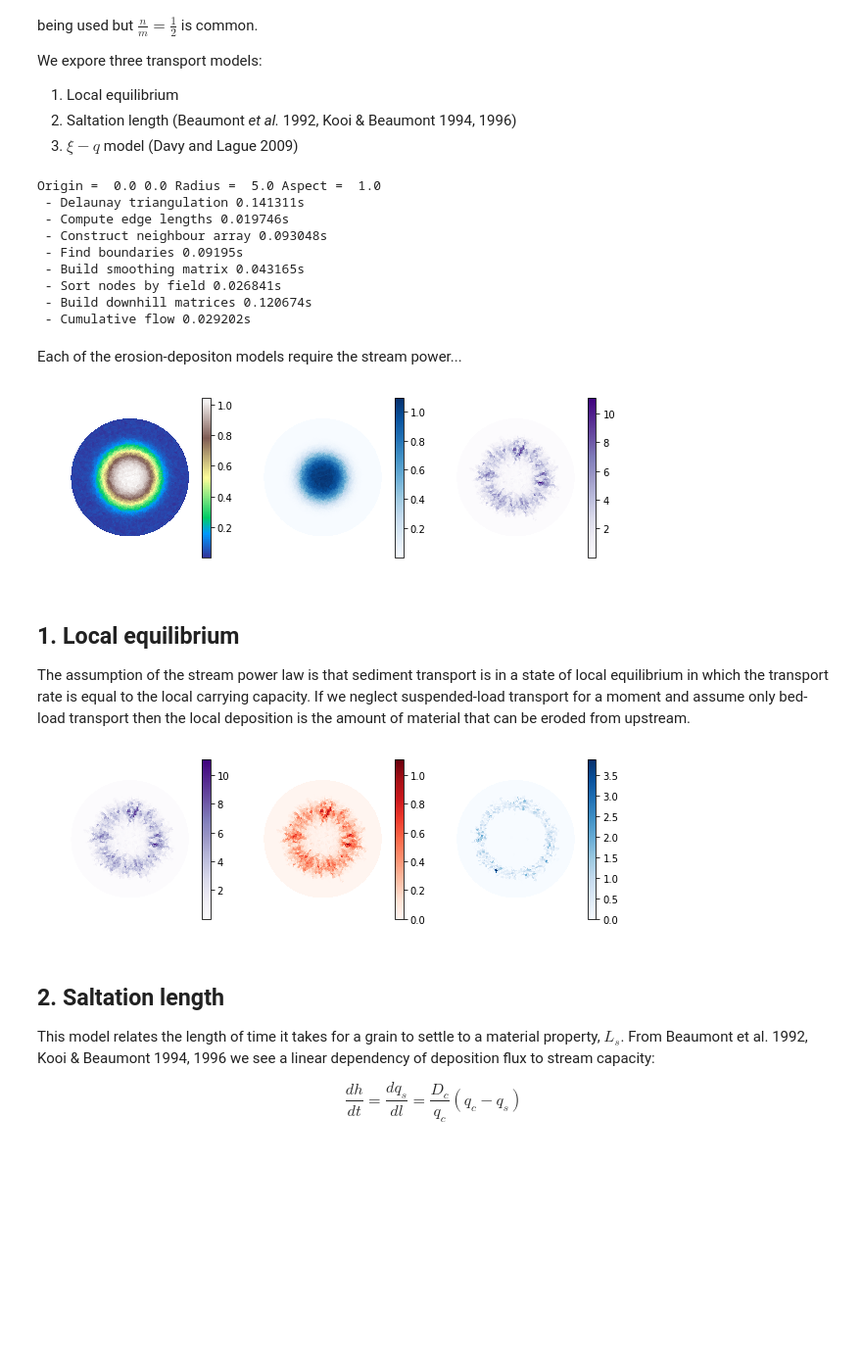
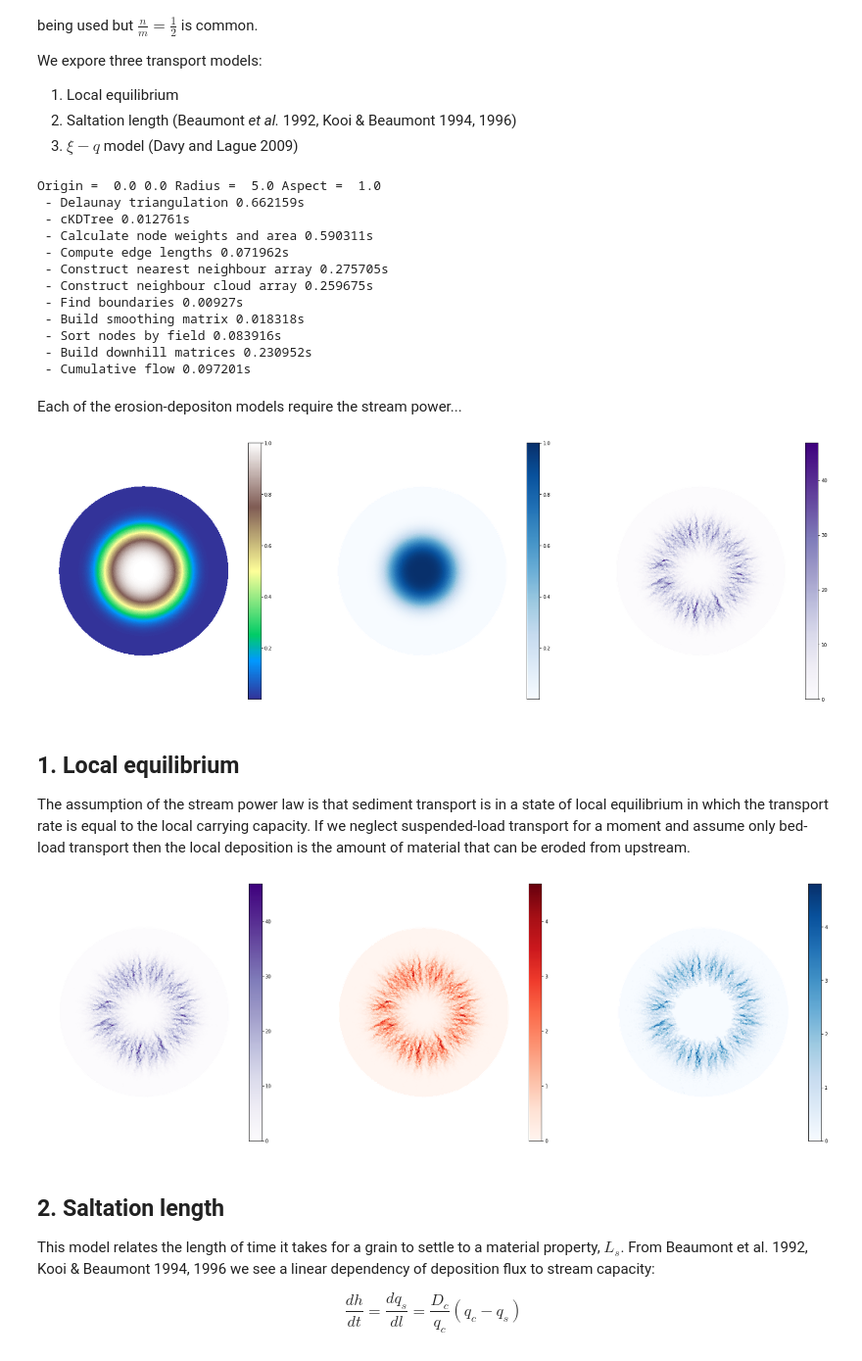
Before and after one commit to underworldcode/quagmire, a Jupyter notebook: Notebooks/erosion - deposition models.ipynb, the cells around one changed output. Shown at 98% size. Drawn from its saved outputs; the diff is of its cells as text; code cells hidden in the pictures; blank space fills up the shorter version.

Commit message:
Mesh free version of the downhill transport.
Includes neighbourhood searching, RBF smoothing / derivatives etc.

```diff
--- a/Notebooks/erosion - deposition models.ipynb
+++ b/Notebooks/erosion - deposition models.ipynb
@@ -25,12 +25,12 @@ minX, maxX = -5.0, 5.0
 minY, maxY = -5.0, 5.0,
 dx, dy = 0.05, 0.05
 
-x, y, bmask = meshtools.elliptical_mesh(minX, maxX, minY, maxY, dx, dy, 10000, 1000)
-x, y = meshtools.lloyd_mesh_improvment(x, y, bmask, 5)
+x, y, bmask = meshtools.elliptical_mesh(minX, maxX, minY, maxY, dx, dy, 50000, 1000)
+x, y = meshtools.lloyd_mesh_improvement(x, y, bmask, 5)
 DM = meshtools.create_DMPlex_from_points(x, y, bmask)
 
 height = np.exp(-0.025*(x**2 + y**2)**2) + 0.0001
-height += np.random.random(height.size) * 0.05 # random noise
+height += np.random.random(height.size) * 0.0005 # random noise
 rain   = height**2
 
 sp = SurfaceProcessMesh(DM)
@@ -38,14 +38,17 @@ sp.update_height(height)
 sp.update_surface_processes(rain, np.zeros_like(rain))
 # %% [output]
 Origin =  0.0 0.0 Radius =  5.0 Aspect =  1.0
- - Delaunay triangulation 0.141311s
- - Compute edge lengths 0.019746s
- - Construct neighbour array 0.093048s
- - Find boundaries 0.09195s
- - Build smoothing matrix 0.043165s
- - Sort nodes by field 0.026841s
- - Build downhill matrices 0.120674s
- - Cumulative flow 0.029202s
+ - Delaunay triangulation 0.662159s
+ - cKDTree 0.012761s
+ - Calculate node weights and area 0.590311s
+ - Compute edge lengths 0.071962s
+ - Construct nearest neighbour array 0.275705s
+ - Construct neighbour cloud array 0.259675s
+ - Find boundaries 0.00927s
+ - Build smoothing matrix 0.018318s
+ - Sort nodes by field 0.083916s
+ - Build downhill matrices 0.230952s
+ - Cumulative flow 0.097201s
 # %% [markdown]
 Each of the erosion-depositon models require the stream power...
 # %%
@@ -63,7 +66,7 @@ def compute_stream_power(self, m=1, n=1):
 stream_power = compute_stream_power(sp, m=1, n=1)
 # %%
 # Plot the height, rainfall, and stream power
-fig, (ax1, ax2, ax3) = plt.subplots(1,3, figsize=(10,3))
+fig, (ax1, ax2, ax3) = plt.subplots(1,3, figsize=(30,10))
 for ax in [ax1, ax2, ax3]:
     ax.axis('equal')
     ax.axis('off')
@@ -76,7 +79,7 @@ fig.colorbar(im2, ax=ax2)
 fig.colorbar(im3, ax=ax3)
 plt.show()
 # %% [output]
-[figure, old version]
+[figure, new version]
 # %% [markdown]
 ## 1. Local equilibrium
 
@@ -101,20 +104,20 @@ def erosion_deposition_1(self, stream_power, efficiency=0.1):
 erosion_rate1, deposition_rate1 = erosion_deposition_1(sp, stream_power, efficiency=0.1)
 # %%
 # Plot the stream power, erosion and deposition rates
-fig, (ax1, ax2, ax3) = plt.subplots(1,3, figsize=(10,3))
+fig, (ax1, ax2, ax3) = plt.subplots(1,3, figsize=(30,10))
 for ax in [ax1, ax2, ax3]:
     ax.axis('equal')
     ax.axis('off')
 im1 = ax1.tripcolor(x, y, sp.tri.simplices, stream_power, cmap='Purples')
 im2 = ax2.tripcolor(x, y, sp.tri.simplices, erosion_rate1, cmap='Reds', vmin=0)
 im3 = ax3.tripcolor(x, y, sp.tri.simplices, deposition_rate1, cmap='Blues', vmin=0)
 
 fig.colorbar(im1, ax=ax1)
 fig.colorbar(im2, ax=ax2)
 fig.colorbar(im3, ax=ax3)
 plt.show()
 # %% [output]
-[figure, old version]
+[figure, new version]
 # %% [markdown]
 ## 2. Saltation length
 
```
Also changed, not shown: parts of 3 cells of this notebook, 7 other files.
